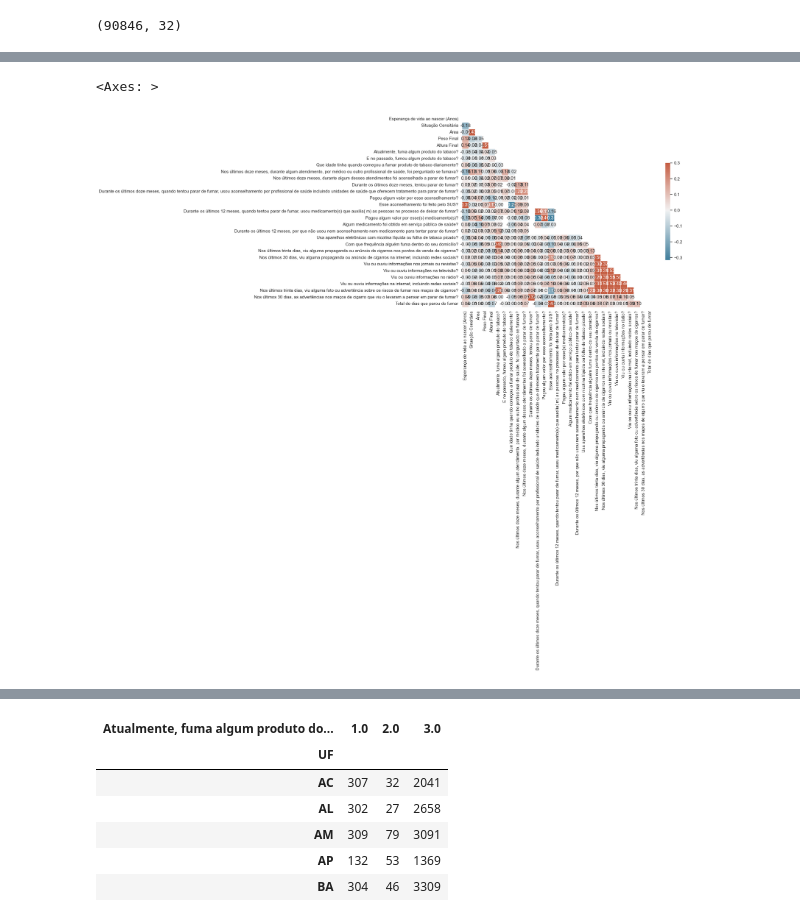
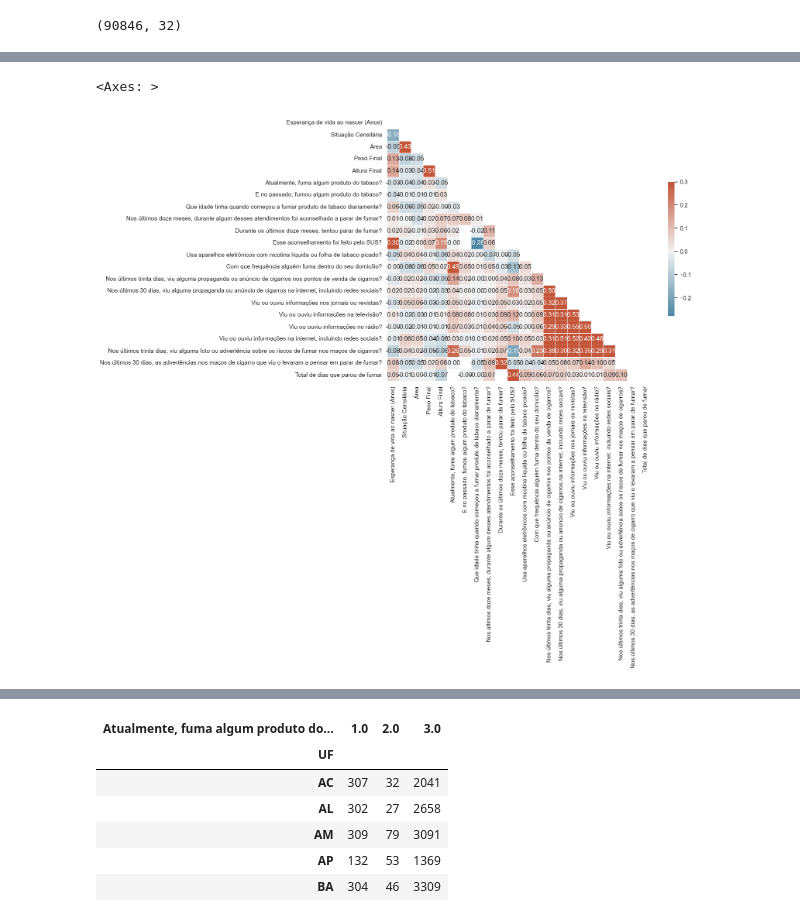
Before and after one commit to maafinotti/TCC-PNS, a Jupyter notebook: PNS_fumo.ipynb, the cells around one changed output, grey strips where cells are left out. Drawn from its saved outputs; the diff is of its cells as text; code cells hidden in the pictures.

```diff
--- a/PNS_fumo.ipynb
+++ b/PNS_fumo.ipynb
@@ -25,2 +55,4 @@ df_fumo.shape
+# %%
+df_fumo = df_fumo.drop(columns = ['Nos últimos doze meses, durante algum atendimento, por médico ou outro profissional de saúde, foi perguntado se fumava?', 'Durante os últimos doze meses, quando tentou parar de fumar, usou aconselhamento por profissional de saúde incluindo unidades de saúde que oferecem tratamento para parar de fumar?', 'Pagou algum valor por esse aconselhamento?', 'Durante os últimos 12 meses, quando tentou parar de fumar, usou medicamento(s) que auxilia( m) as pessoas no processo de deixar de fumar?', 'Pagou algum valor por esse(s) medicamento(s)?', 'Algum medicamento foi obtido em serviço público de saúde?', 'Durante os últimos 12 meses, por que não usou nem aconselhamento nem medicamento para tentar parar de fumar?'])
 # %%
-df_corr = df_fumo.drop(columns = ['id', 'UF', 'Está grávida?'])
+df_corr = df_fumo.drop(columns = ['UF', 'Está grávida?'])
@@ -27,21 +61,23 @@ df_corr = df_fumo.drop(columns = ['id', 'UF', 'Está grávida?'])
 # %%
 sns.set_theme(style="white")
+
+df_corr.drop(columns = ['id'], inplace = True)
 
 # Compute the correlation matrix
 corr = df_corr.corr()
 
 # Generate a mask for the upper triangle
 mask = np.triu(np.ones_like(corr, dtype=bool))
 
 # Set up the matplotlib figure
 f, ax = plt.subplots(figsize=(11, 9))
 
 # Generate a custom diverging colormap
 cmap = sns.diverging_palette(230, 20, as_cmap=True)
 
 # Draw the heatmap with the mask and correct aspect ratio
 sns.heatmap(corr, mask=mask, cmap=cmap, vmax=.3, center=0,
             square=True, linewidths=.5, cbar_kws={"shrink": .5}, annot=True, fmt=".2f")
 # %% [output]
 <Axes: >
-[figure, old version]
+[figure, new version]
```
Also changed, not shown: parts of 4 cells of this notebook, 10 other files.
